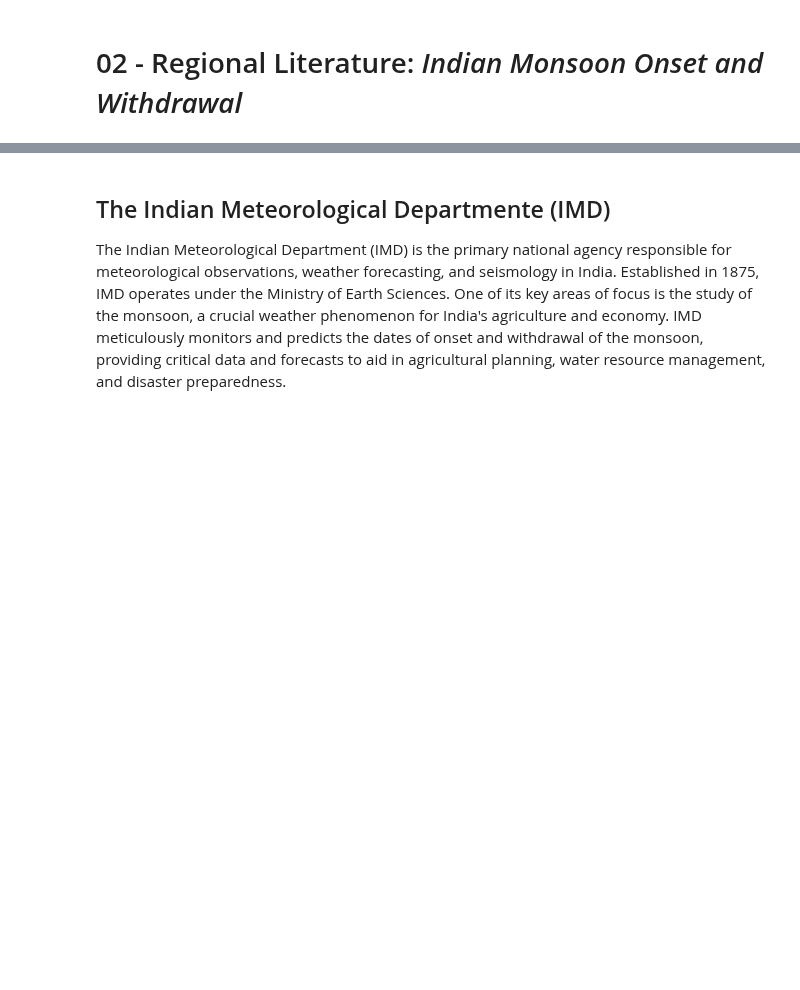
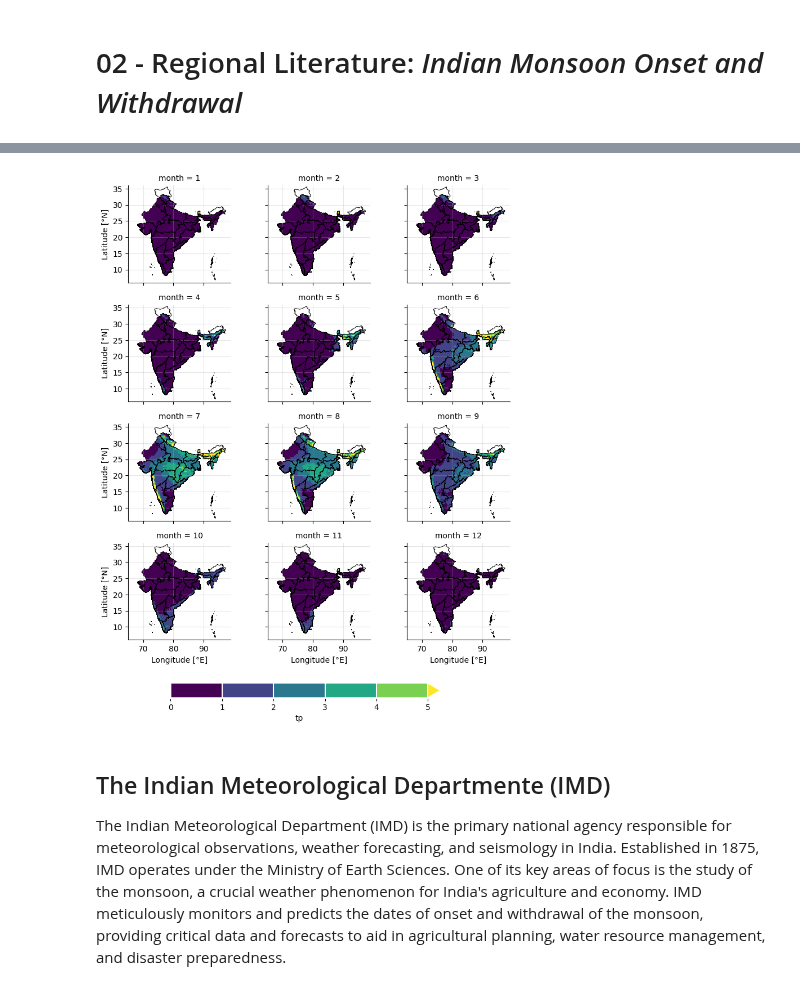
Before and after one commit to JGrassi97/XSeasonsDetect, a Jupyter notebook: notebooks/02_regional_literature.ipynb, the cells around one changed output, grey strips where cells are left out. Saved outputs shown, nothing was run; the diff lists cells and outputs as text; code cells hidden in the pictures; blank space fills up the shorter version.

```diff
--- a/notebooks/02_regional_literature.ipynb
+++ b/notebooks/02_regional_literature.ipynb
@@ -29,7 +40,7 @@ lead to the inclusion of areas where the source of precipitation is not monsoona
 The South-Asian Monsoon (SAM) – the part of the monsoon system which mostly influences the analyzed region – can be regarded as part of the Asian Summer Monsoon (ASM).
 # %%
 # -- ERA5 PRECIPITATION DATA
-# NetCDF file
+# NetCDF files
 precipitation_data_path     = '../data/preprocessed/ERA5/total_precipitation/*.nc'
 
 # Importing as xarray dataset
@@ -38,11 +49,20 @@ precipitation_data = xr.open_mfdataset(precipitation_data_path)
 # Converting in mm/day
 precipitation_data = precipitation_data.tp.load() * 24 * 1000
 
-# Computing monthly cumulated precipitation
-precipitation_data_monthly = precipitation_data.groupby('time.month').sum()
-
-# Plotting
-precipitation_data_monthly.plot(col='month', col_wrap=3)
+# Computing monthly average daily precipitation
+precipitation_data_monthly = precipitation_data.groupby('time.month').mean()
+# %%
+# Plotting
+plot = precipitation_data_monthly.plot(col='month', col_wrap=3, figsize=(8,9), add_colorbar = False, vmin=0, vmax=5, levels=6)
+
+# Applying the standard format function for better display of xarray plot
+standard_format( plot,
+                 country_boundary   = country_boundary,
+                 world_boundary     = world_boundary,
+                 custom_cbar        = True
+                )
+# %% [output]
+[figure, added]
 # %% [markdown]
 ## The Indian Meteorological Departmente (IMD)
 
```
Also changed, not shown: parts of 2 cells of this notebook.
